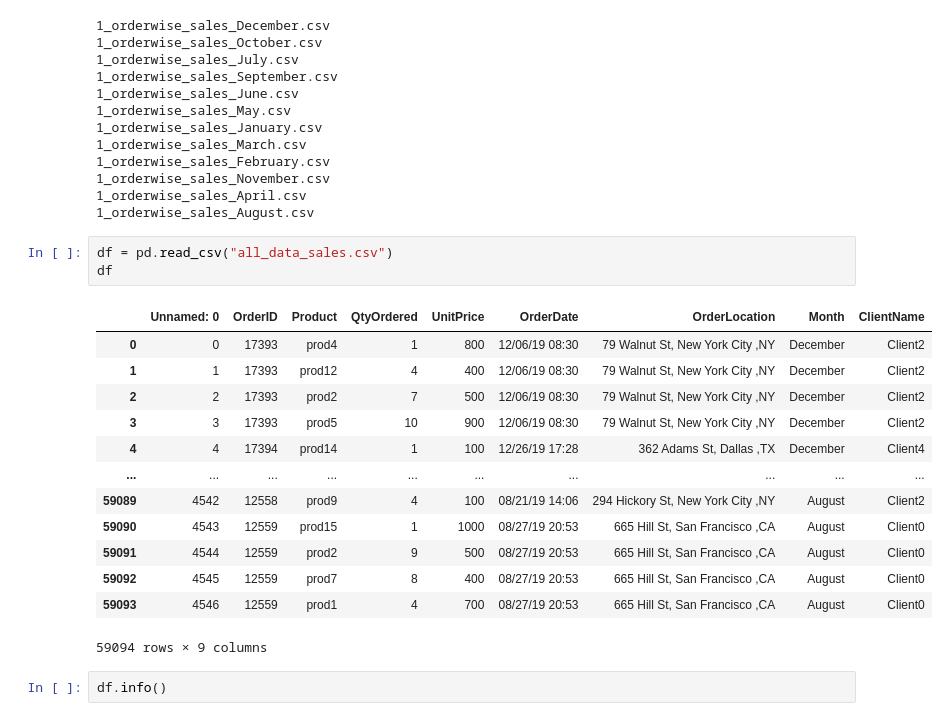
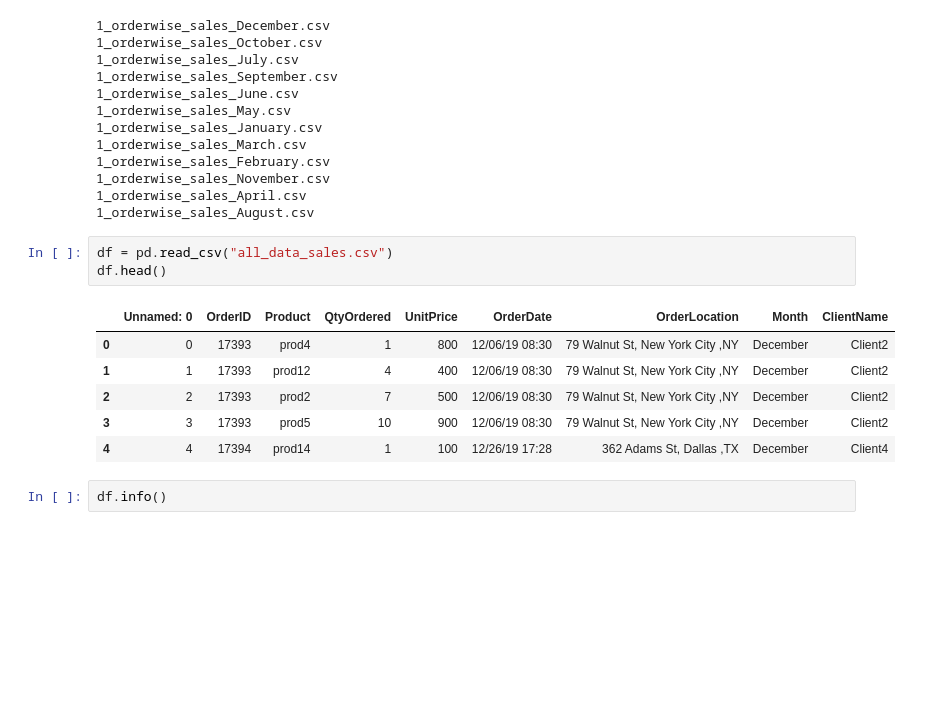
Before and after one commit to Learning2Code75/DLOM, a Jupyter notebook: ML/3_regClassif/sales_analysis_vid.ipynb, the cells around one changed output. Saved outputs shown, nothing was run; the diff lists cells and outputs as text; blank space fills up the shorter version.

```diff
--- a/ML/3_regClassif/sales_analysis_vid.ipynb
+++ b/ML/3_regClassif/sales_analysis_vid.ipynb
@@ -28,21 +28,14 @@ all_months_data.to_csv("all_data_sales.csv",index=False)
 1_orderwise_sales_August.csv
 # %%
 df = pd.read_csv("all_data_sales.csv")
-df
+df.head()
 # %% [output]
 |  | Unnamed: 0 | OrderID | Product | QtyOrdered | UnitPrice | OrderDate | OrderLocation | Month | ClientName |
 | 0 | 0 | 17393 | prod4 | 1 | 800 | 12/06/19 08:30 | 79 Walnut St, New York City ,NY | December | Client2 |
 | 1 | 1 | 17393 | prod12 | 4 | 400 | 12/06/19 08:30 | 79 Walnut St, New York City ,NY | December | Client2 |
 | 2 | 2 | 17393 | prod2 | 7 | 500 | 12/06/19 08:30 | 79 Walnut St, New York City ,NY | December | Client2 |
 | 3 | 3 | 17393 | prod5 | 10 | 900 | 12/06/19 08:30 | 79 Walnut St, New York City ,NY | December | Client2 |
 | 4 | 4 | 17394 | prod14 | 1 | 100 | 12/26/19 17:28 | 362 Adams St, Dallas ,TX | December | Client4 |
-| ... | ... | ... | ... | ... | ... | ... | ... | ... | ... |
-| 59089 | 4542 | 12558 | prod9 | 4 | 100 | 08/21/19 14:06 | 294 Hickory St, New York City ,NY | August | Client2 |
-| 59090 | 4543 | 12559 | prod15 | 1 | 1000 | 08/27/19 20:53 | 665 Hill St, San Francisco ,CA | August | Client0 |
-| 59091 | 4544 | 12559 | prod2 | 9 | 500 | 08/27/19 20:53 | 665 Hill St, San Francisco ,CA | August | Client0 |
-| 59092 | 4545 | 12559 | prod7 | 8 | 400 | 08/27/19 20:53 | 665 Hill St, San Francisco ,CA | August | Client0 |
-| 59093 | 4546 | 12559 | prod1 | 4 | 700 | 08/27/19 20:53 | 665 Hill St, San Francisco ,CA | August | Client0 |
-59094 rows × 9 columns
 # %%
 df.info()
 # %% [output]
```
Also changed, not shown: parts of 13 cells of this notebook, 3 other files.
